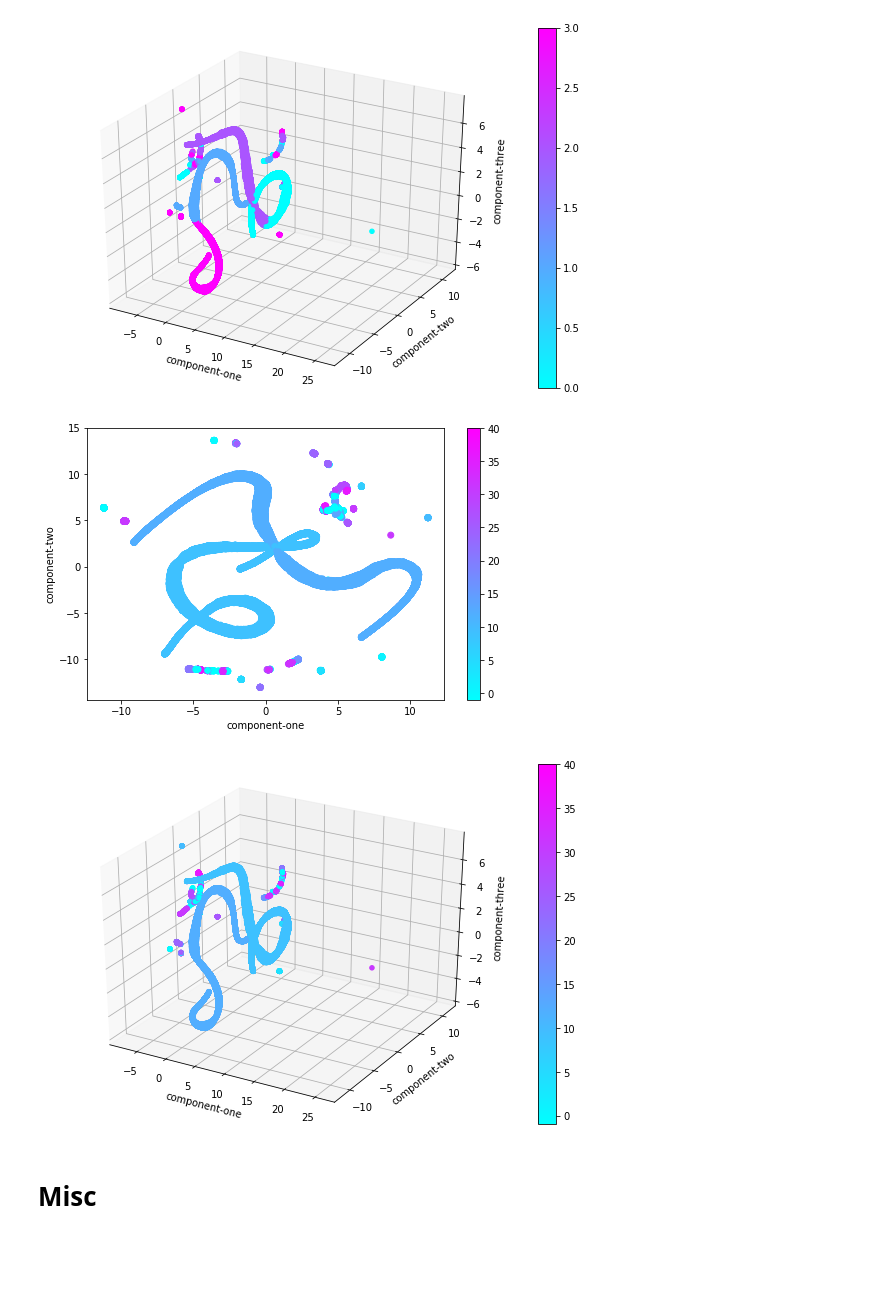
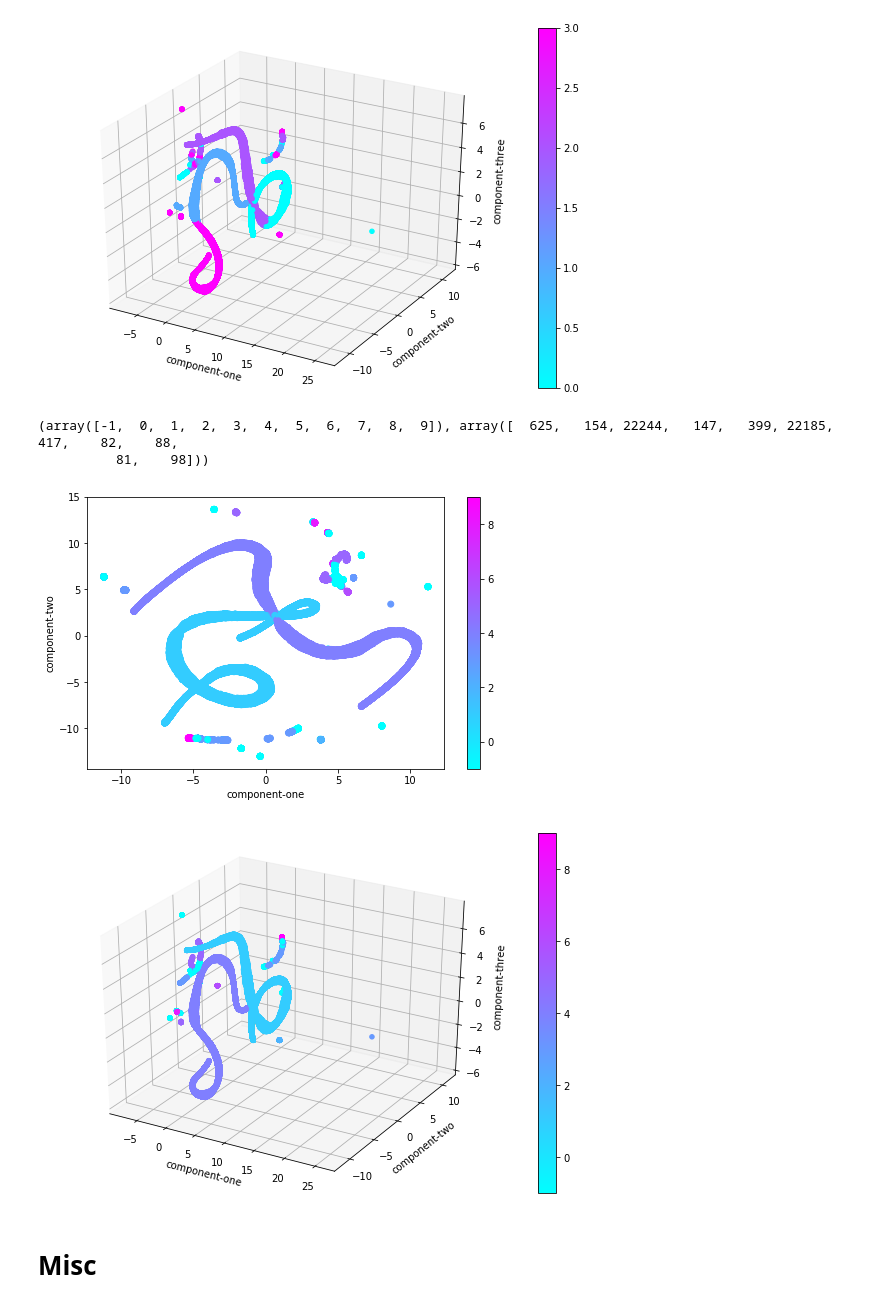
Before and after one commit to ashea2nd/VAE-EHR, a Jupyter notebook: experiments/200226_spectral_analysis/spectral_clustering.ipynb, the cells around one changed output. Cells and saved outputs as stored; diff of their text form; code cells hidden in the pictures; blank space fills up the shorter version.

```diff
--- a/experiments/200226_spectral_analysis/spectral_clustering.ipynb
+++ b/experiments/200226_spectral_analysis/spectral_clustering.ipynb
@@ -257,7 +249,0 @@ array([0, 1, 2, 3], dtype=int32)
-# %%
-n_feats = 8
-minclustersize = 50
-
-hdbscanner = hdbscan.HDBSCAN(min_cluster_size=minclustersize).fit(Y_top10)
-hdbscan_labels = hdbscanner.fit_predict(Y_top10)
-np.unique(hdbscan_labels, return_counts=True)
@@ -294,23 +281,31 @@ visualizer.plot3d(
 [figure]
 [figure]
 # %%
+minclustersize = 50
+
+hdbscanner = hdbscan.HDBSCAN(min_cluster_size=minclustersize).fit(Y_top10)
+hdbscan_labels = hdbscanner.fit_predict(Y_top10)
+print(np.unique(hdbscan_labels, return_counts=True))
+
 alpha = 1
 visualizer.plot2d(
     X=Y_umap_2d,
-    filename="Patient_Clusters_2D_spectral_HDB_K{}_eig{}_minclustersize{}".format(k_neighbors - 1, eigs, n_feats, minclustersize),
+    filename="Patient_Clusters_2D_spectral_HDB_K{}_eig{}_minclustersize{}".format(k_neighbors - 1, eigs, minclustersize),
     colors=hdbscan_labels,
     alpha = alpha
 )
 
 visualizer.plot3d(
     X=Y_umap_3d,
-    filename="Patient_Clusters_3D_spectral_HDB_K{}_eig{}_pca{}_minclustersize{}".format(k_neighbors - 1, eigs, n_feats, minclustersize),
+    filename="Patient_Clusters_3D_spectral_HDB_K{}_eig{}_minclustersize{}".format(k_neighbors - 1, eigs, minclustersize),
     colors=hdbscan_labels,
     alpha = alpha
 )
 # %% [output]
+(array([-1,  0,  1,  2,  3,  4,  5,  6,  7,  8,  9]), array([  625,   154, 22244,   147,   399, 22185,   417,    82,    88,
+          81,    98]))
-[figure, old version]
+[figure, new version]
-[figure, old version]
+[figure, new version]
 # %% [markdown]
 # Misc
 # %%
```
Also changed, not shown: parts of 3 cells of this notebook.
